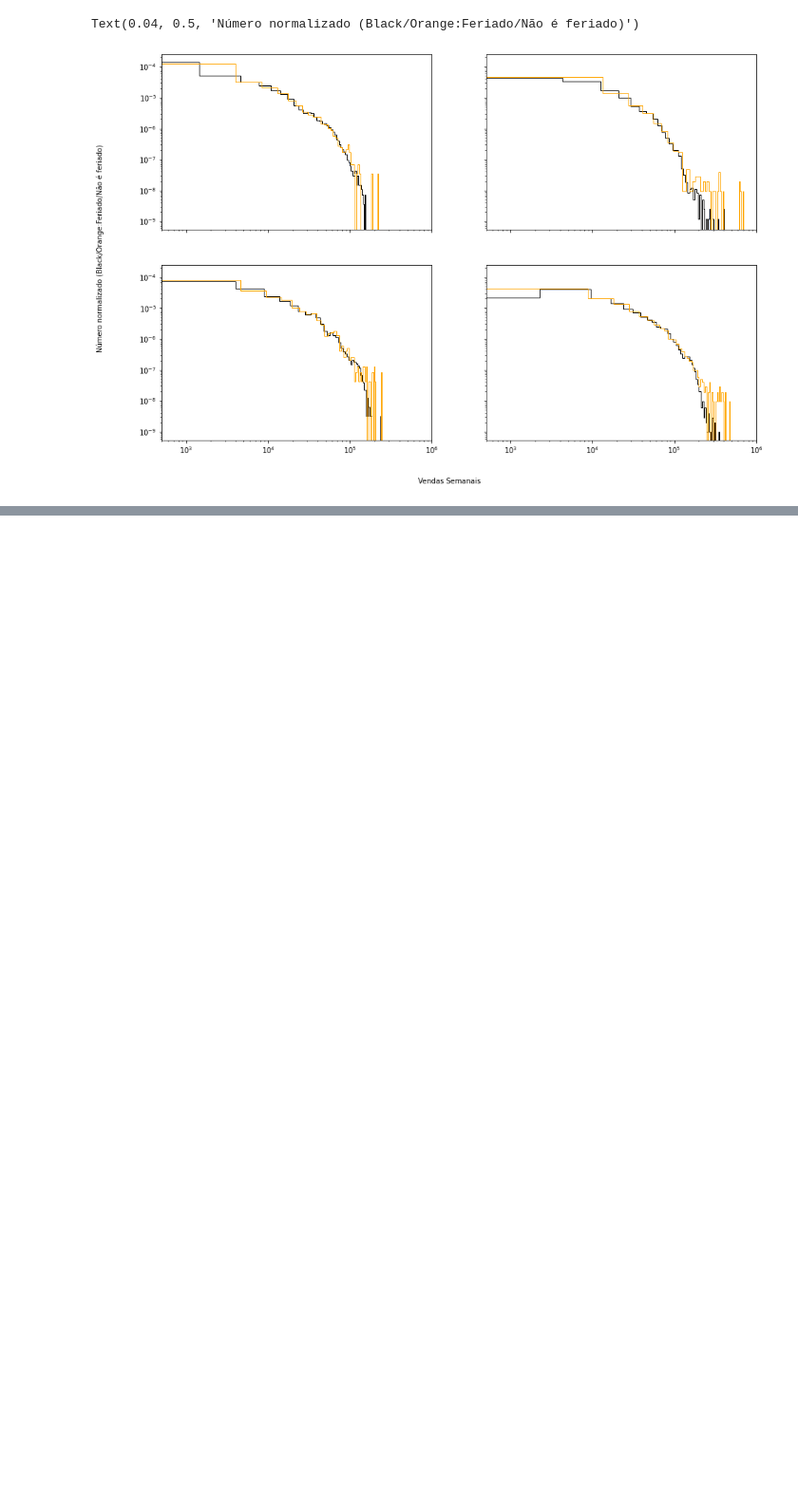
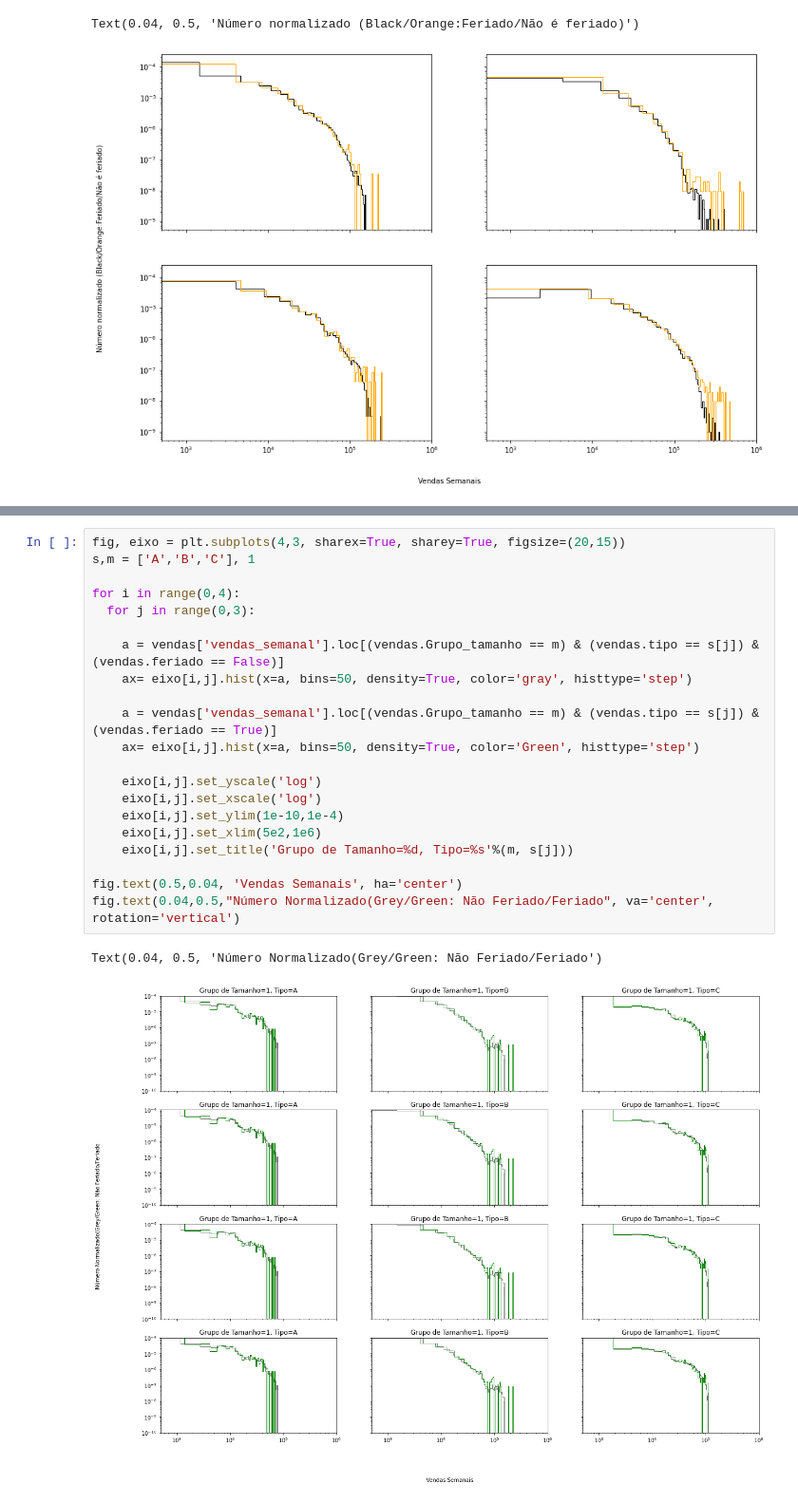
Before and after one commit to SamuelSousaFerreira/Analise-de-lojas-de-varejo, a Jupyter notebook: Análise_de_varejo.ipynb, the cells around one changed output, grey strips where cells are left out. Shown at 95% size. Saved outputs shown, nothing was run; the diff lists cells and outputs as text; blank space fills up the shorter version.

```diff
--- a/Análise_de_varejo.ipynb
+++ b/Análise_de_varejo.ipynb
@@ -532,0 +536,24 @@ Text(0.04, 0.5, 'Número normalizado (Black/Orange:Feriado/Não é feriado)')
+# %%
+fig, eixo = plt.subplots(4,3, sharex=True, sharey=True, figsize=(20,15))
+s,m = ['A','B','C'], 1
+
+for i in range(0,4):
+  for j in range(0,3):
+
+    a = vendas['vendas_semanal'].loc[(vendas.Grupo_tamanho == m) & (vendas.tipo == s[j]) & (vendas.feriado == False)]
+    ax= eixo[i,j].hist(x=a, bins=50, density=True, color='gray', histtype='step')
+
+    a = vendas['vendas_semanal'].loc[(vendas.Grupo_tamanho == m) & (vendas.tipo == s[j]) & (vendas.feriado == True)]
+    ax= eixo[i,j].hist(x=a, bins=50, density=True, color='Green', histtype='step')
+
+    eixo[i,j].set_yscale('log')
+    eixo[i,j].set_xscale('log')
+    eixo[i,j].set_ylim(1e-10,1e-4)
+    eixo[i,j].set_xlim(5e2,1e6)
+    eixo[i,j].set_title('Grupo de Tamanho=%d, Tipo=%s'%(m, s[j]))
+
+fig.text(0.5,0.04, 'Vendas Semanais', ha='center')
+fig.text(0.04,0.5,"Número Normalizado(Grey/Green: Não Feriado/Feriado", va='center', rotation='vertical')
+# %% [output]
+Text(0.04, 0.5, 'Número Normalizado(Grey/Green: Não Feriado/Feriado')
+[figure, added]
```
Also changed, not shown: parts of 11 cells of this notebook.
